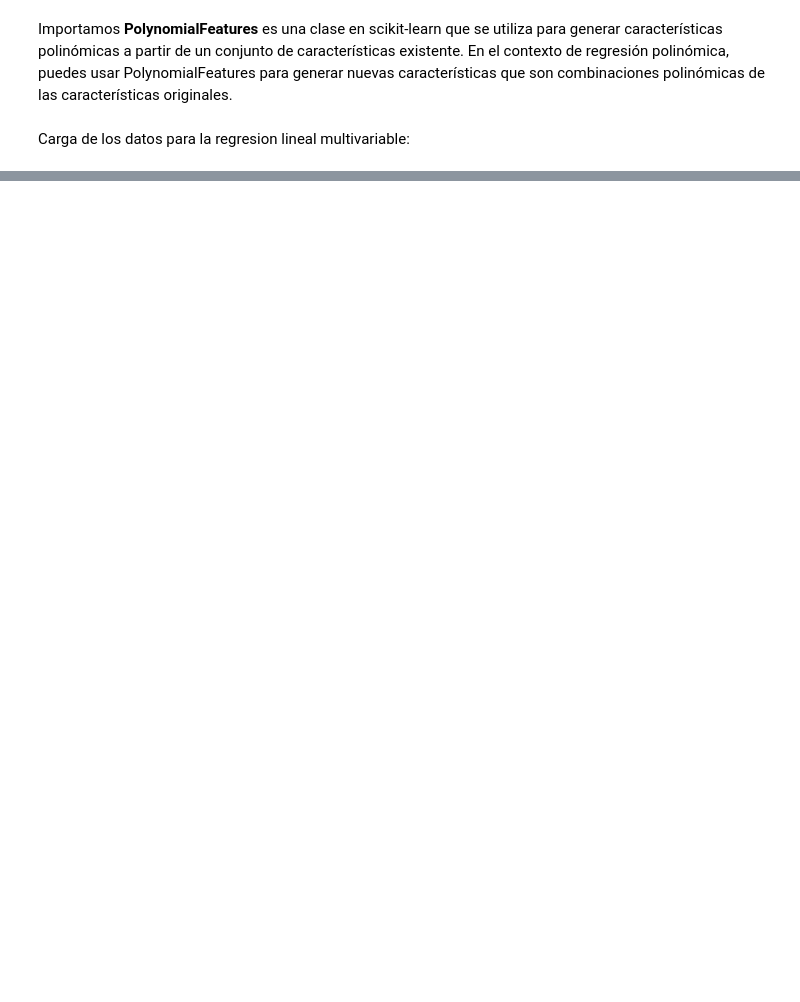
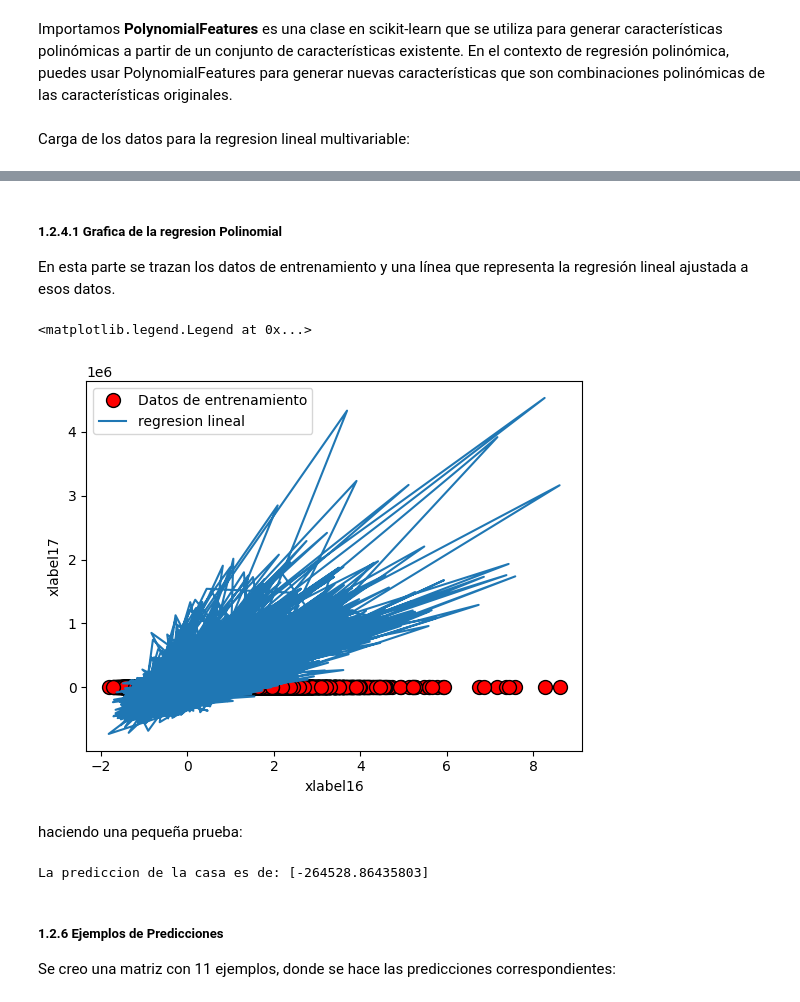
Before and after one commit to bspoloo/SIS420-012024, a Jupyter notebook: Laboratorios/Laboratorio 4/Regresion lineal.ipynb, the cells around one changed output, grey strips where cells are left out. Drawn from its saved outputs; the diff is of its cells as text; code cells hidden in the pictures; blank space fills up the shorter version.

```diff
--- a/Laboratorios/Laboratorio 4/Regresion lineal.ipynb
+++ b/Laboratorios/Laboratorio 4/Regresion lineal.ipynb
@@ -608,0 +718,36 @@ la cantidad de columnas de X_trainRLP es de:  190
+# %% [markdown]
+##### 1.2.4.1 Grafica de la regresion Polinomial
+
+En esta parte se trazan los datos de entrenamiento y una línea que representa la regresión lineal ajustada a esos datos.
+# %%
+graficarDatos(X_ready_RLP[:, 150], X_ready_RLP[:, 150] , "xlabel16", "xlabel17")
+
+pyplot.plot(X_ready_RLP[:,150], np.dot(X_ready_RLP, theta_RLP), '-')
+
+pyplot.legend(['Datos de entrenamiento', 'regresion lineal'])
+# %% [output]
+<matplotlib.legend.Legend at 0x...>
+[figure, added]
+# %% [markdown]
+haciendo una pequeña prueba:
+# %%
+X_array1 = np.array([3,1,1180,5650,1,0,0,3,7,1180,0,1955,0,98178,47.5112,-122.257,1340,5650])
+X_array1 = X_array1.reshape(1, -1)
+
+poly = PolynomialFeatures(degree=2)
+#hacemos una copia de y_train y y_test para usarlo en la regresion polinomial
+X_array1 = poly.fit_transform(X_array1)
+
+X_array1 = np.concatenate([np.ones((X_array1.shape[0], 1)), X_array1], axis=1)
+
+X_array1[:, 1:] = (X_array1[:, 1:] - mu_RLP) / sigma_RLP
+
+prediccion1 = np.dot(X_array1, theta_RLP)
+
+print (f"La prediccion de la casa es de: {prediccion1}")
+# %% [output]
+La prediccion de la casa es de: [-264528.86435803]
+# %% [markdown]
+##### 1.2.6 Ejemplos de Predicciones
+
+Se creo una matriz con 11 ejemplos, donde se hace las predicciones correspondientes:
```
Also changed, not shown: parts of 20 cells of this notebook.
